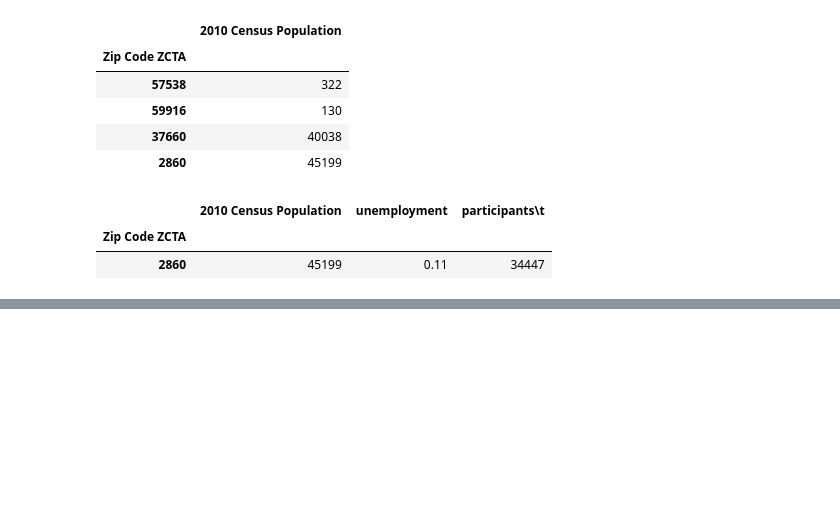
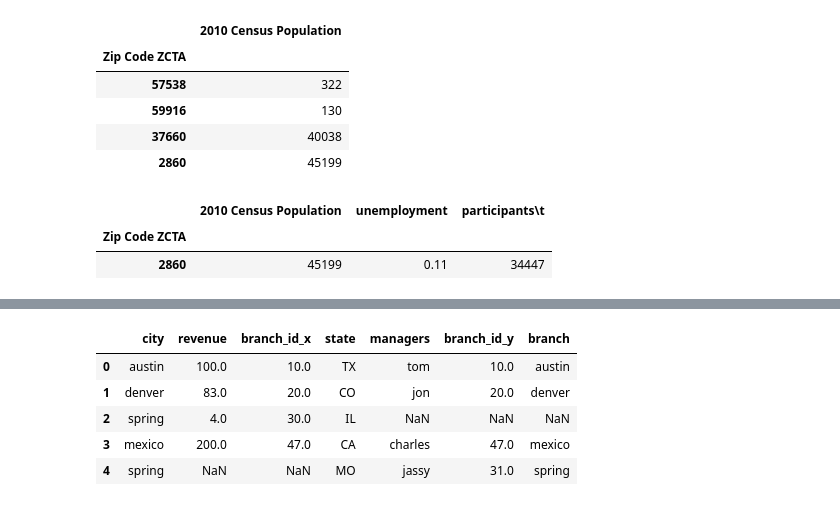
Before and after one commit to YousraMashkoor/DataAnalysis-using-Python, a Jupyter notebook: DA2_chapter2.ipynb, the cells around one changed output, grey strips where cells are left out. Saved outputs shown, nothing was run; the diff lists cells and outputs as text; code cells hidden in the pictures; blank space fills up the shorter version.

```diff
--- a/DA2_chapter2.ipynb
+++ b/DA2_chapter2.ipynb
@@ -628,0 +651,5 @@ population.join(unemployment, on='Zip Code ZCTA', how='inner')
+# %%
+revenue = pd.read_csv('Book1.csv')
+managers = pd.read_csv('Book2.csv')
+print(revenue)
+print(managers)
@@ -628,0 +691,3 @@ population.join(unemployment, on='Zip Code ZCTA', how='inner')
+# %%
+managers['branch']=managers['city']
+managers
@@ -628,0 +710,9 @@ population.join(unemployment, on='Zip Code ZCTA', how='inner')
+# %%
+# Add 'state' column to revenue: revenue['state']
+revenue['state'] = ['TX','CO','IL','CA']
+
+# Add 'state' column to managers: managers['state']
+managers['state'] = ['TX','CO','CA','MO']
+
+print(revenue)
+print(managers)
@@ -628,0 +762,10 @@ population.join(unemployment, on='Zip Code ZCTA', how='inner')
+# %%
+combined_outer = pd.merge(revenue, managers, on=['city', 'state'], how='outer')
+combined_outer
+# %% [output]
+|  | city | revenue | branch_id_x | state | managers | branch_id_y | branch |
+| 0 | austin | 100.0 | 10.0 | TX | tom | 10.0 | austin |
+| 1 | denver | 83.0 | 20.0 | CO | jon | 20.0 | denver |
+| 2 | spring | 4.0 | 30.0 | IL | NaN | NaN | NaN |
+| 3 | mexico | 200.0 | 47.0 | CA | charles | 47.0 | mexico |
+| 4 | spring | NaN | NaN | MO | jassy | 31.0 | spring |
```
Also changed, not shown: parts of 30 cells of this notebook.
